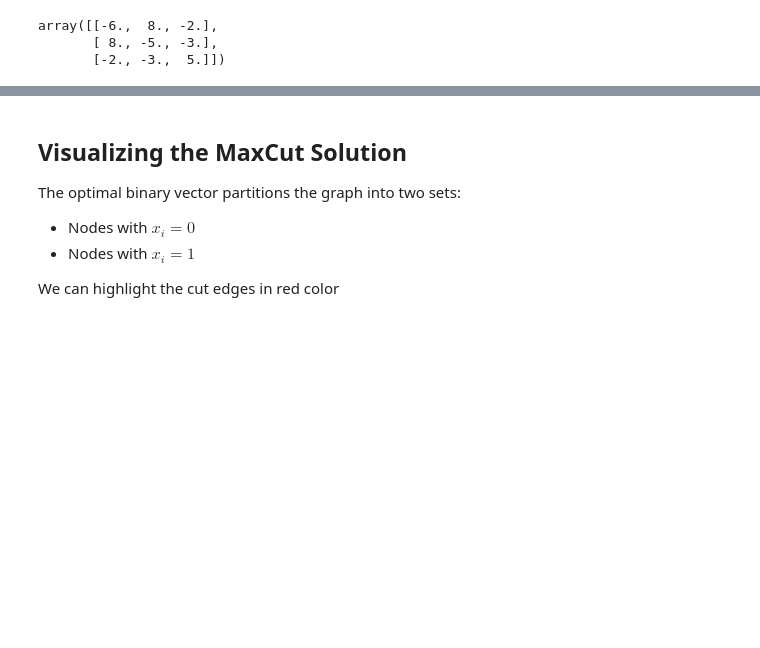
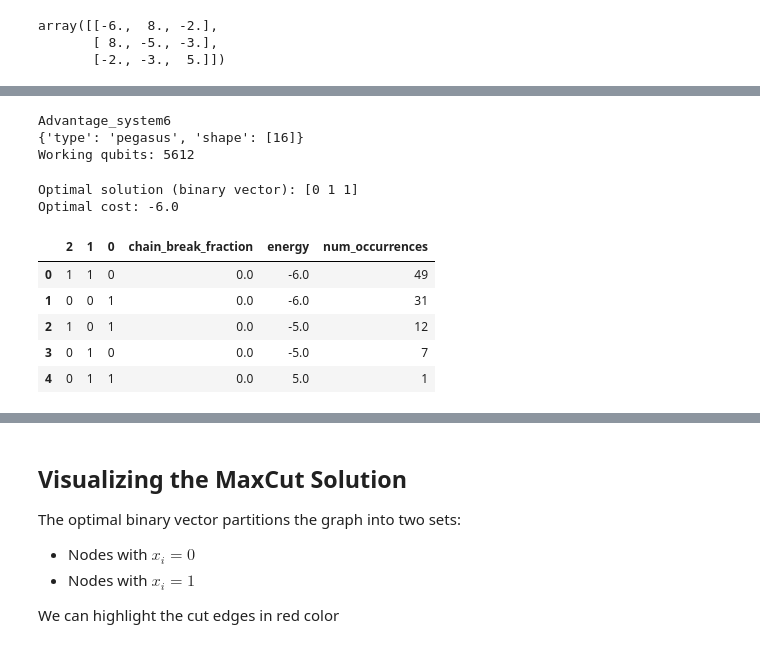
Before and after one commit to supreethmv/Quantum-Algorithms-and-Applications, a Jupyter notebook: QUBO-Tutorial/MaxCut-QUBO-DWave.ipynb, the cells around one changed output, grey strips where cells are left out. Drawn from its saved outputs; the diff is of its cells as text; code cells hidden in the pictures; blank space fills up the shorter version.

```diff
--- a/QUBO-Tutorial/MaxCut-QUBO-DWave.ipynb
+++ b/QUBO-Tutorial/MaxCut-QUBO-DWave.ipynb
@@ -121,0 +90,3 @@ print("Optimal cost:", best_energy)
+# %%
+bqm = dimod.BQM(Q, "BINARY")
+bqm
@@ -121,0 +99,36 @@ print("Optimal cost:", best_energy)
+# %%
+qpu = DWaveSampler(token = open("dwave-api-token.txt").read().strip(), solver ="Advantage_system6")
+# %%
+print(qpu.solver.name)
+print(qpu.properties["topology"])
+print("Working qubits:", len(qpu.nodelist))
+# %% [output]
+Advantage_system6
+{'type': 'pegasus', 'shape': [16]}
+Working qubits: 5612
+# %%
+sampler = EmbeddingComposite(qpu)
+# %%
+sampleset = sampler.sample(bqm, num_reads=100, embedding_parameters={"random_seed": 999}, label="Max-Cut as QUBO")
+# %%
+# 4. Extract the optimal solution
+# D-Wave returns an ordered list of samples; the first one has the lowest energy
+best_sample = sampleset.first.sample
+best_energy = sampleset.first.energy
+# 5. Convert dictionary response back into an ordered 0/1 array matching Q's indices
+optimal_x = np.array([best_sample[i] for i in range(n)], dtype=int)
+
+print("Optimal solution (binary vector):", optimal_x)
+print("Optimal cost:", best_energy)
+# %% [output]
+Optimal solution (binary vector): [0 1 1]
+Optimal cost: -6.0
+# %%
+display(sampleset.to_pandas_dataframe())
+# %% [output]
+|  | 2 | 1 | 0 | chain_break_fraction | energy | num_occurrences |
+| 0 | 1 | 1 | 0 | 0.0 | -6.0 | 49 |
+| 1 | 0 | 0 | 1 | 0.0 | -6.0 | 31 |
+| 2 | 1 | 0 | 1 | 0.0 | -5.0 | 12 |
+| 3 | 0 | 1 | 0 | 0.0 | -5.0 | 7 |
+| 4 | 0 | 1 | 1 | 0.0 | 5.0 | 1 |
```
Also changed, not shown: parts of 14 cells of this notebook.
